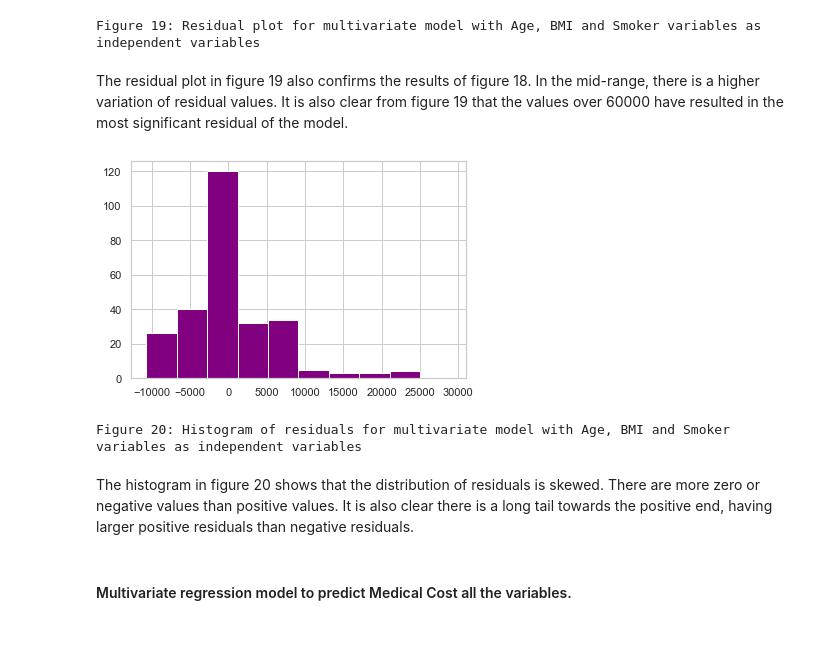
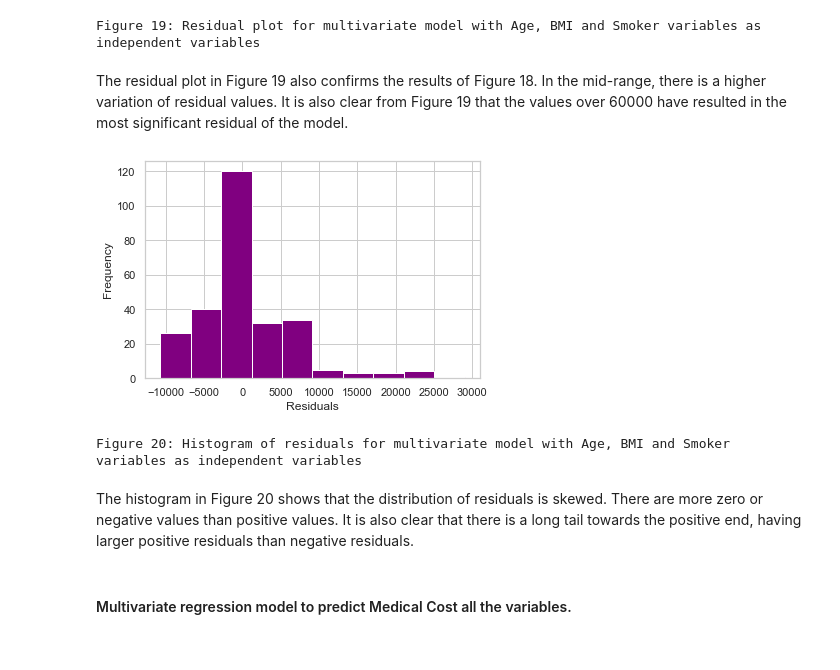
Before and after one commit to chanyadeshani/machine_learning, a Jupyter notebook: MachineLearningandOptimization_CT7205_4107143_ChanaySubasingha.ipynb, the cells around one changed output. Drawn from its saved outputs; the diff is of its cells as text; code cells hidden in the pictures.

```diff
--- a/MachineLearningandOptimization_CT7205_4107143_ChanaySubasingha.ipynb
+++ b/MachineLearningandOptimization_CT7205_4107143_ChanaySubasingha.ipynb
@@ -645,17 +644,19 @@ print('Figure 19: Residual plot for multivariate model with Age, BMI and Smoker
 [figure]
 Figure 19: Residual plot for multivariate model with Age, BMI and Smoker variables as independent variables
 # %% [markdown]
-The residual plot in figure 19 also confirms the results of figure 18. In the mid-range, there is a higher variation of residual values. It is also clear from figure 19 that the values over 60000 have resulted in the most significant residual of the model.
+The residual plot in Figure 19 also confirms the results of Figure 18. In the mid-range, there is a higher variation of residual values. It is also clear from Figure 19 that the values over 60000 have resulted in the most significant residual of the model.
 # %%
 # Distribution of the residuals
 residuals = (y_test - y_pred)
 
 plt.hist(residuals, color='purple')
+plt.xlabel('Residuals')
+plt.ylabel('Frequency')
 plt.show()
 print('Figure 20: Histogram of residuals for multivariate model with Age, BMI and Smoker variables as independent variables')
 # %% [output]
-[figure, old version]
+[figure, new version]
 Figure 20: Histogram of residuals for multivariate model with Age, BMI and Smoker variables as independent variables
 # %% [markdown]
-The histogram in figure 20 shows that the distribution of residuals is skewed. There are more zero or negative values than positive values. It is also clear there is a long tail towards the positive end, having larger positive residuals than negative residuals.
+The histogram in Figure 20 shows that the distribution of residuals is skewed. There are more zero or negative values than positive values. It is also clear that there is a long tail towards the positive end, having larger positive residuals than negative residuals.
 # %% [markdown]
```
Also changed, not shown: parts of 112 cells of this notebook, 1 other file.
